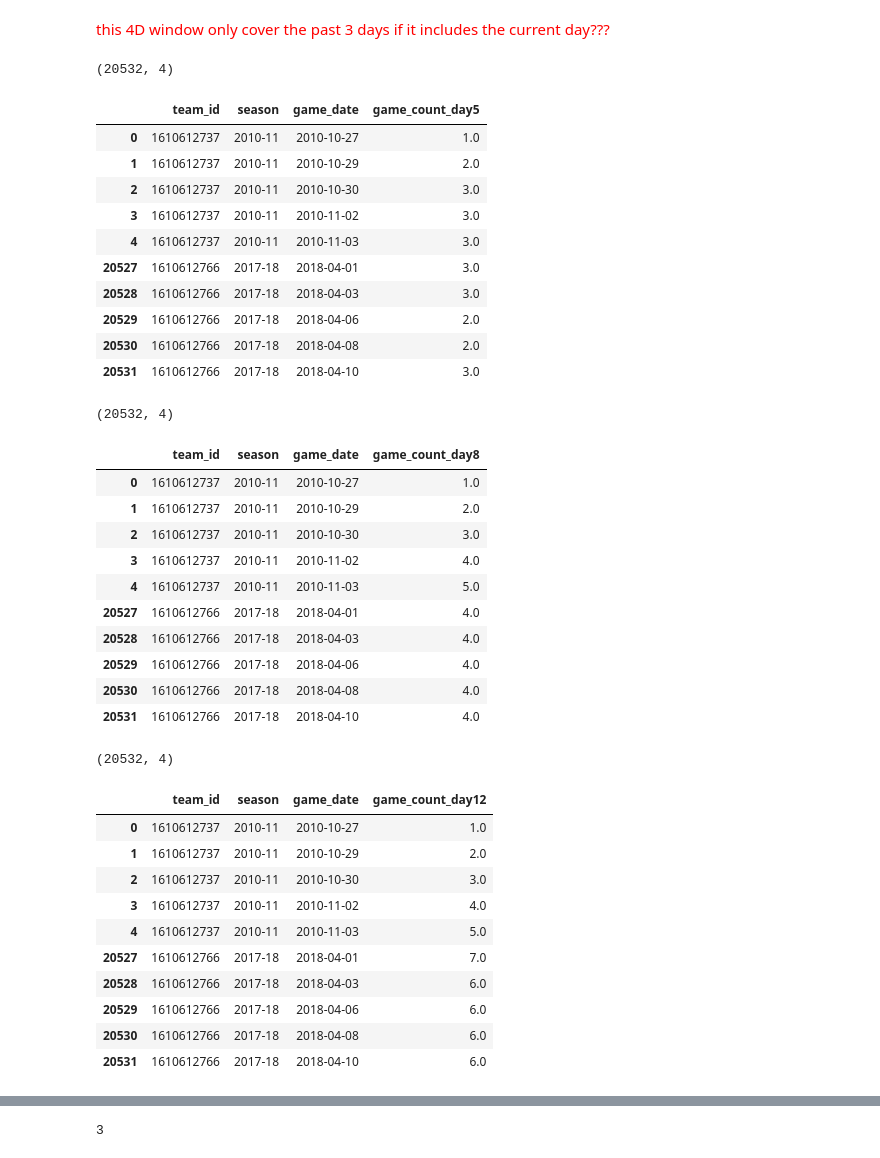
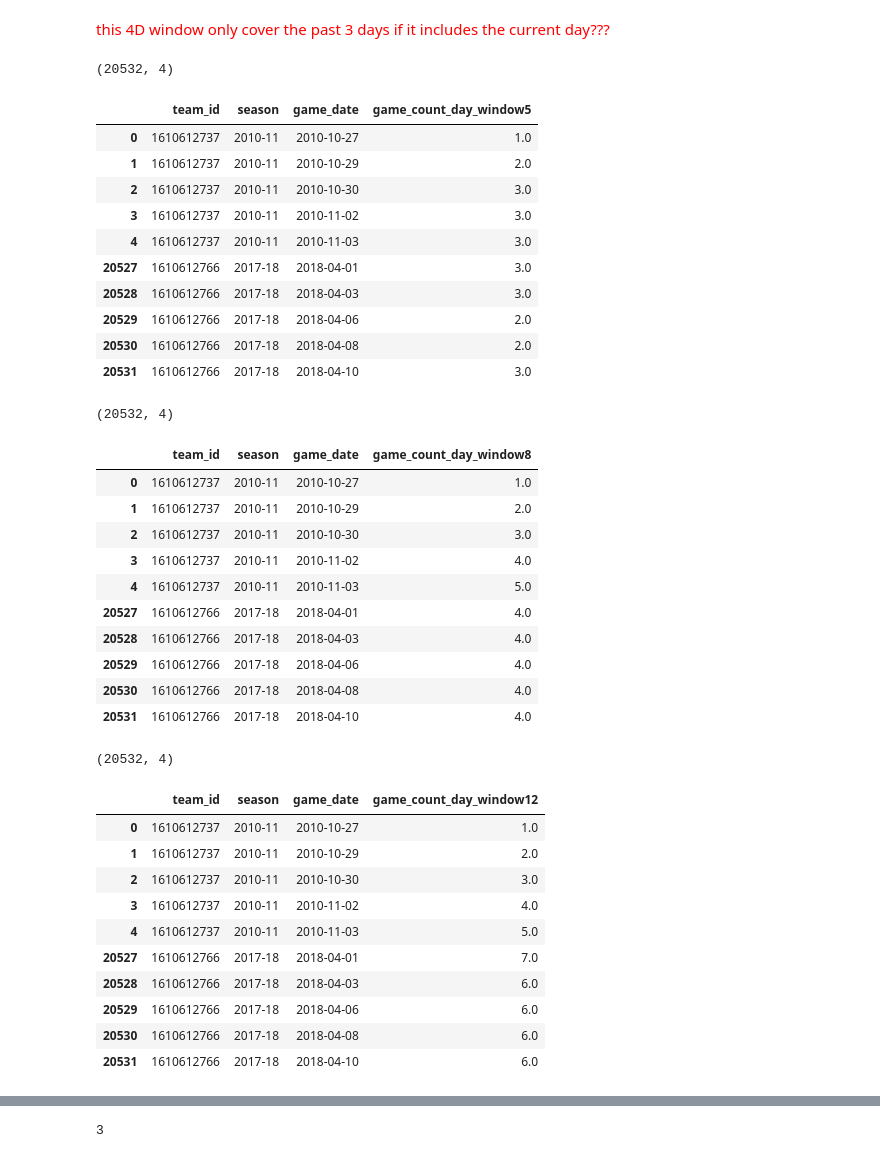
Before and after one commit to pauljacob/DSCapstone2, a Jupyter notebook: 03_Exploratory_Data_Analysis/csvoutput_03_exploratory_data_analysis_66A_game_count_day_window2_5_8_12_999_2010_2018.ipynb, the cells around one changed output, grey strips where cells are left out. Drawn from its saved outputs; the diff is of its cells as text; code cells hidden in the pictures.

```diff
--- a/03_Exploratory_Data_Analysis/csvoutput_03_exploratory_data_analysis_66A_game_count_day_window2_5_8_12_999_2010_2018.ipynb
+++ b/03_Exploratory_Data_Analysis/csvoutput_03_exploratory_data_analysis_66A_game_count_day_window2_5_8_12_999_2010_2018.ipynb
@@ -177,11 +177,11 @@ p(df_game_count_day2)
 <font color='red'> this 4D window only cover the past 3 days if it includes the current day???</font>
 # %%
 df_game_count_day5 = df.groupby(['team_id', 'season'])['game_id'].rolling('5D')\
-                                .count().reset_index().rename(columns={'game_id':'game_count_day5'})
+                                .count().reset_index().rename(columns={'game_id':'game_count_day_window5'})
 p(df_game_count_day5)
 # %% [output]
 (20532, 4)
-|  | team_id | season | game_date | game_count_day5 |
+|  | team_id | season | game_date | game_count_day_window5 |
 | 0 | 1610612737 | 2010-11 | 2010-10-27 | 1.0 |
 | 1 | 1610612737 | 2010-11 | 2010-10-29 | 2.0 |
 | 2 | 1610612737 | 2010-11 | 2010-10-30 | 3.0 |
@@ -195,11 +195,11 @@ p(df_game_count_day5)
 # %%
 #get number of games in the past 10 days
 df_game_count_day8 = df.groupby(['team_id', 'season'])['game_id'].rolling('8D')\
-                                .count().reset_index().rename(columns={'game_id':'game_count_day8'})
+                                .count().reset_index().rename(columns={'game_id':'game_count_day_window8'})
 p(df_game_count_day8)
 # %% [output]
 (20532, 4)
-|  | team_id | season | game_date | game_count_day8 |
+|  | team_id | season | game_date | game_count_day_window8 |
 | 0 | 1610612737 | 2010-11 | 2010-10-27 | 1.0 |
 | 1 | 1610612737 | 2010-11 | 2010-10-29 | 2.0 |
 | 2 | 1610612737 | 2010-11 | 2010-10-30 | 3.0 |
@@ -212,11 +212,11 @@ p(df_game_count_day8)
 | 20531 | 1610612766 | 2017-18 | 2018-04-10 | 4.0 |
 # %%
 df_game_count_day12 = df.groupby(['team_id', 'season'])['game_id'].rolling('12D')\
-                                .count().reset_index().rename(columns={'game_id':'game_count_day12'})
+                                .count().reset_index().rename(columns={'game_id':'game_count_day_window12'})
 p(df_game_count_day12)
 # %% [output]
 (20532, 4)
-|  | team_id | season | game_date | game_count_day12 |
+|  | team_id | season | game_date | game_count_day_window12 |
 | 0 | 1610612737 | 2010-11 | 2010-10-27 | 1.0 |
 | 1 | 1610612737 | 2010-11 | 2010-10-29 | 2.0 |
 | 2 | 1610612737 | 2010-11 | 2010-10-30 | 3.0 |
```
Also changed, not shown: parts of 4 cells of this notebook, 26 other files.
